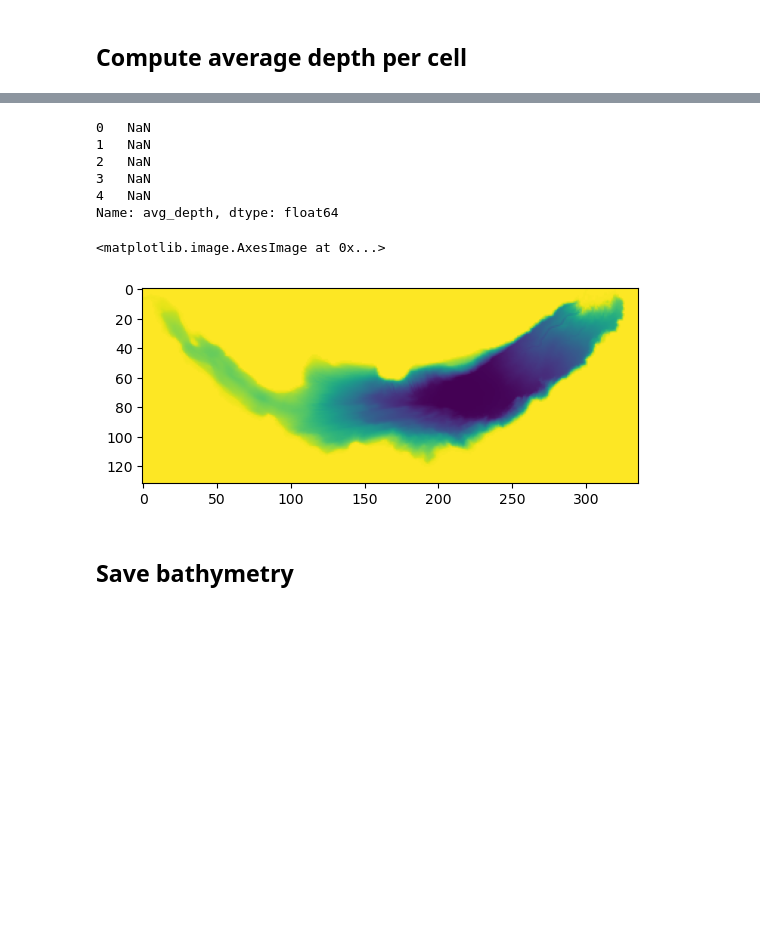
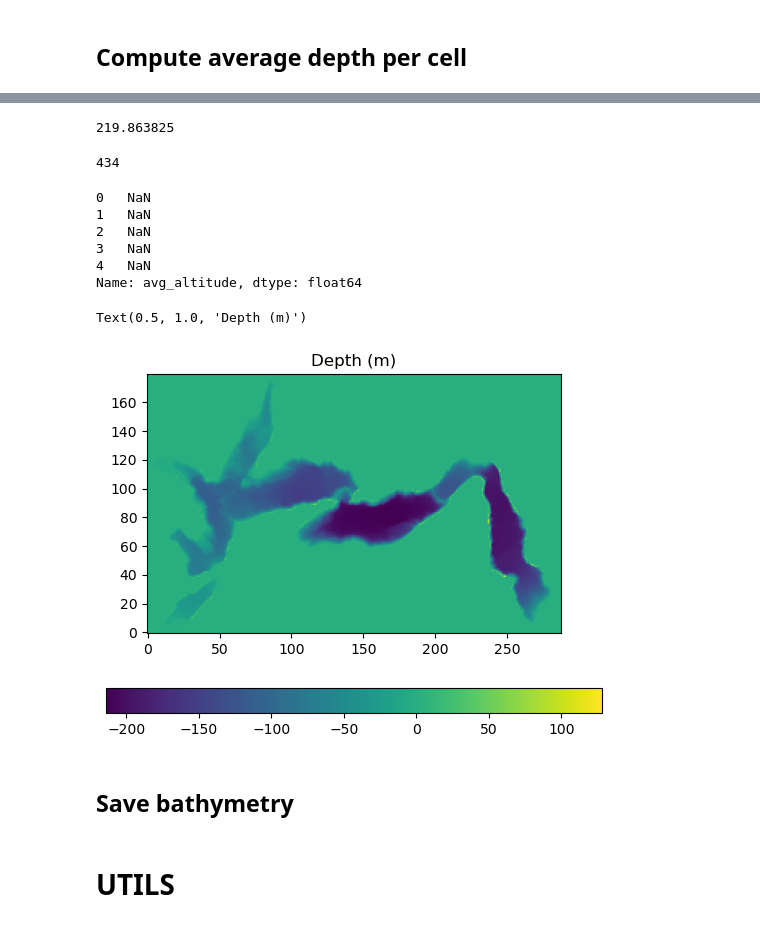
Before and after one commit to leroquan/preprocessing-mitgcm, a Jupyter notebook: grid_and_bathy/create_bathy.ipynb, the cells around one changed output, grey strips where cells are left out. Cells and saved outputs as stored; diff of their text form; code cells hidden in the pictures; blank space fills up the shorter version.

```diff
--- a/grid_and_bathy/create_bathy.ipynb
+++ b/grid_and_bathy/create_bathy.ipynb
@@ -14,12 +16,7 @@ config = ConfigObject('../configs/config.json')
 # %%
-# List of ASC files
-path_swisstopo = config.paths.swiss_topo_path
-path_grid = config.paths.grid_folder_path
+raw_bathy_path = config.paths.raw_bathy_path #input
+path_grid = config.paths.grid_folder_path #output
 # %% [markdown]
 ## Load MITgcm grid
 # %%
-grid = gpd.read_file(os.path.join(path_grid, "grid_epsg2056.gpkg"))
+grid = gpd.read_file(os.path.join(path_grid, f"grid_epsg{config.epsg_projection}.gpkg"))
-# %%
-# to get the grid shape
-with open(os.path.join(path_grid, 'x_sg_grid.npy'), 'rb') as f:
-    x = np.load(f)
@@ -27,7 +28,7 @@ with open(os.path.join(path_grid, 'x_sg_grid.npy'), 'rb') as f:
 ## Compute average depth per cell
 # %%
 # Compute zonal statistics
-stats = zonal_stats(grid, os.path.join(path_swisstopo, "merged_epsg2056.tif"), stats="mean", nodata=0)
+stats = zonal_stats(grid, raw_bathy_path, stats="mean", nodata=-9999)
 # %%
 grid["avg_altitude"] = [s["mean"] for s in stats]
 # %%
@@ -37,22 +38,33 @@ grid["avg_altitude"].max()
+# %%
+grid["avg_altitude"].min()
+# %% [output]
+219.863825
 # %%
 grid["avg_depth"] = grid["avg_altitude"] - config.lake_altitude
+# %%
+config.lake_altitude
+# %% [output]
+434
 # %%
-grid["avg_depth"].head()
+grid["avg_altitude"].head()
 # %% [output]
 0   NaN
 1   NaN
 2   NaN
 3   NaN
 4   NaN
-Name: avg_depth, dtype: float64
+Name: avg_altitude, dtype: float64
 # %%
 grid["avg_depth"] = grid["avg_depth"].fillna(2)
 depth_array = grid["avg_depth"].to_numpy().reshape(x.shape)
 # %%
 plt.imshow(depth_array)
+plt.gca().invert_yaxis()
+cbar = plt.colorbar(orientation="horizontal")
+plt.title("Depth (m)")
 # %% [output]
-<matplotlib.image.AxesImage at 0x...>
+Text(0.5, 1.0, 'Depth (m)')
-[figure, old version]
+[figure, new version]
 # %% [markdown]
 ## Save bathymetry
 # %%
@@ -63,3 +75,5 @@ grid.to_file(os.path.join(config.paths.grid_folder_path, "grid_with_depth_epsg20
 fid = open(os.path.join(config.paths.grid_folder_path, "bathy.bin"), 'wb')
 depth_array.astype('>f8').tofile(fid)
 fid.close()
+# %% [markdown]
+# UTILS
```
Also changed, not shown: parts of 4 cells of this notebook, 2 other files.
